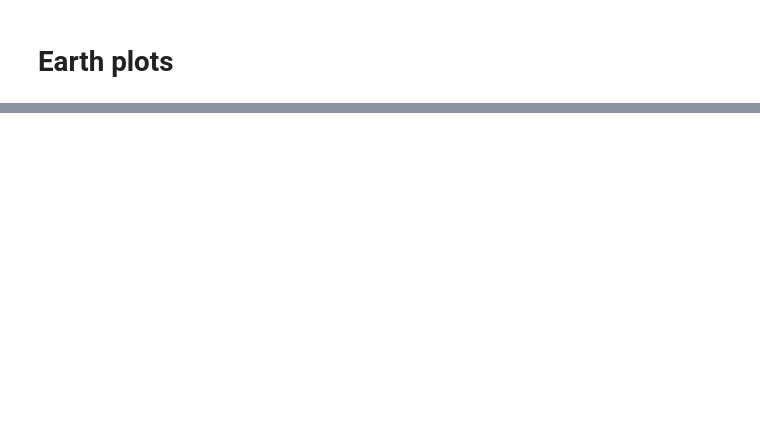
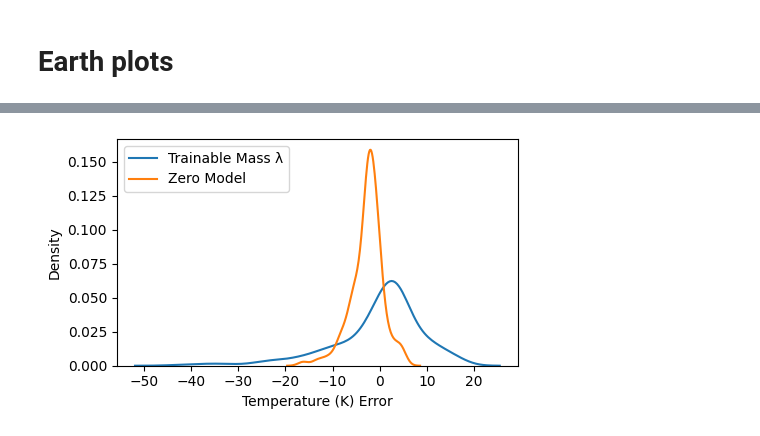
Before and after one commit to kaminsca/climate-physicsML, a Jupyter notebook: final_combined_loss_model/visualize_training_experiments24.ipynb, the cells around one changed output, grey strips where cells are left out. Cells and saved outputs as stored; diff of their text form; code cells hidden in the pictures; blank space fills up the shorter version.

```diff
--- a/final_combined_loss_model/visualize_training_experiments24.ipynb
+++ b/final_combined_loss_model/visualize_training_experiments24.ipynb
@@ -606,0 +695,16 @@ output_table.to_latex("nov24_figures/average_state_t_mse_per_experiment.tex", in
+# %%
+# lets plot a density plot of the state_t error for the best model and the zero model
+import matplotlib.pyplot as plt
+import seaborn as sns
+
+plt.figure(figsize=(5, 3))
+sns.kdeplot(state_t_error_bestmodel, label="Trainable Mass λ")
+sns.kdeplot(state_t_error_zeromodel, label="Zero Model")
+plt.xlabel("Temperature (K) Error")
+plt.ylabel("Density")
+plt.legend()
+plt.tight_layout()
+plt.savefig("nov24_figures/state_t_error_density_plot_TrainaableMass_vs_ZeroModel.png", dpi=300)
+plt.show()
+# %% [output]
+[figure, added]
```
Also changed, not shown: parts of 6 cells of this notebook, 2 other files.
